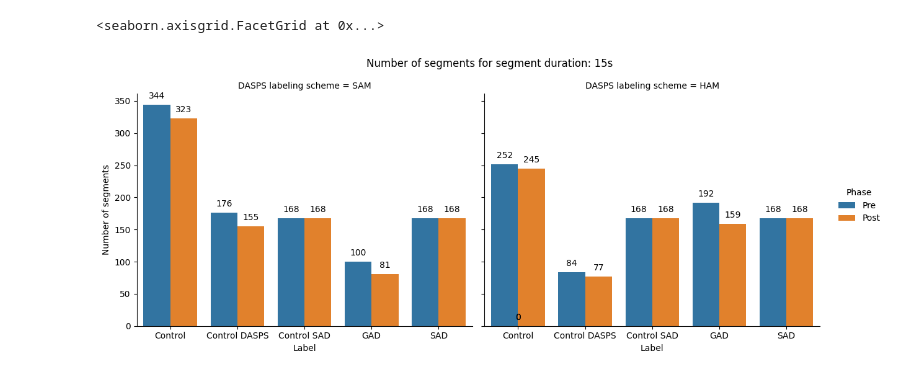
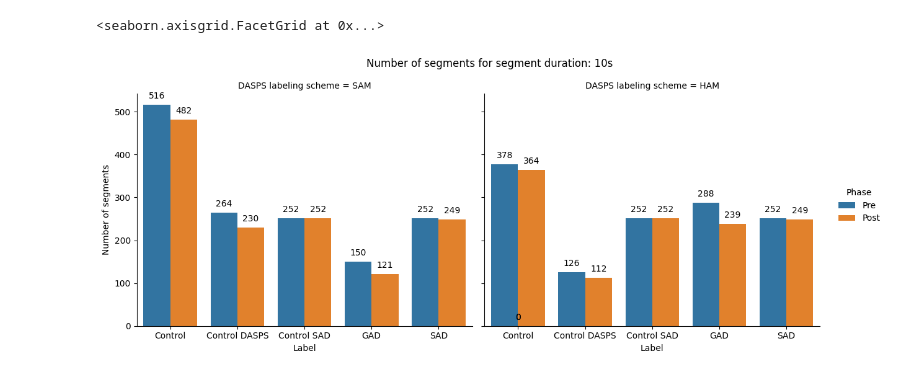
Before and after one commit to JakubBlaha/thesis, a Jupyter notebook: notebooks/segment_stats.ipynb, the cells around one changed output. Cells and saved outputs as stored; diff of their text form; code cells hidden in the pictures.

```diff
--- a/notebooks/segment_stats.ipynb
+++ b/notebooks/segment_stats.ipynb
@@ -62,7 +61,7 @@ total
 import seaborn as sns
 import matplotlib.pyplot as plt
 
-stats_for_duration = 15
+stats_for_duration = 10
 
 dur_filtered = total[total["dur"] == stats_for_duration]
 
@@ -81,34 +80,34 @@ df_sam = pd.DataFrame({
     "Phase": ["Pre", "Post"]
 })
 
 # Data for HAM
 df_ham = pd.DataFrame({
     "Control": [d["pre_ham_la"] + d["pre_stai_la"], d["post_ham_la"] + d["post_stai_la"]],
     "Control DASPS": [d["pre_ham_la"], d["post_ham_la"]],
     "Control SAD": [d["pre_stai_la"], d["post_stai_la"]],
     "GAD": [d["pre_ham_ha"], d["post_ham_ha"]],
     "SAD": [d["pre_stai_ha"], d["post_stai_ha"]],
     "DASPS labeling scheme": ["HAM", "HAM"],
     "Phase": ["Pre", "Post"]
 })
 
 joined = pd.concat([df_sam, df_ham])
 joined = joined.melt(id_vars=["DASPS labeling scheme", "Phase"], var_name="label", value_name="count")
 
 g = sns.catplot(data=joined, x="label", y="count", kind="bar", aspect=1.2, col="DASPS labeling scheme", hue="Phase")
 g.figure.suptitle(f"Number of segments for segment duration: {stats_for_duration}s")
 g.set_ylabels("Number of segments")
 g.set_xlabels("Label")
 
 # Display numbers above bars
 for ax in g.axes.flat:
     for p in ax.patches:
         ax.annotate(f"{p.get_height():.0f}", (p.get_x() + p.get_width() / 2., p.get_height()), ha="center", va="center", xytext=(0, 10), textcoords="offset points")
 
 g.tight_layout()
 # %% [output]
 <seaborn.axisgrid.FacetGrid at 0x...>
-[figure, old version]
+[figure, new version]
 # %%
 # We can see that HAM labeling for DASPS produces a more balanced dataset
 # But HAM labeling has less control DASPS than control SAD, which could be a problem
```
Also changed, not shown: parts of 1 cell of this notebook, 3 other files.
